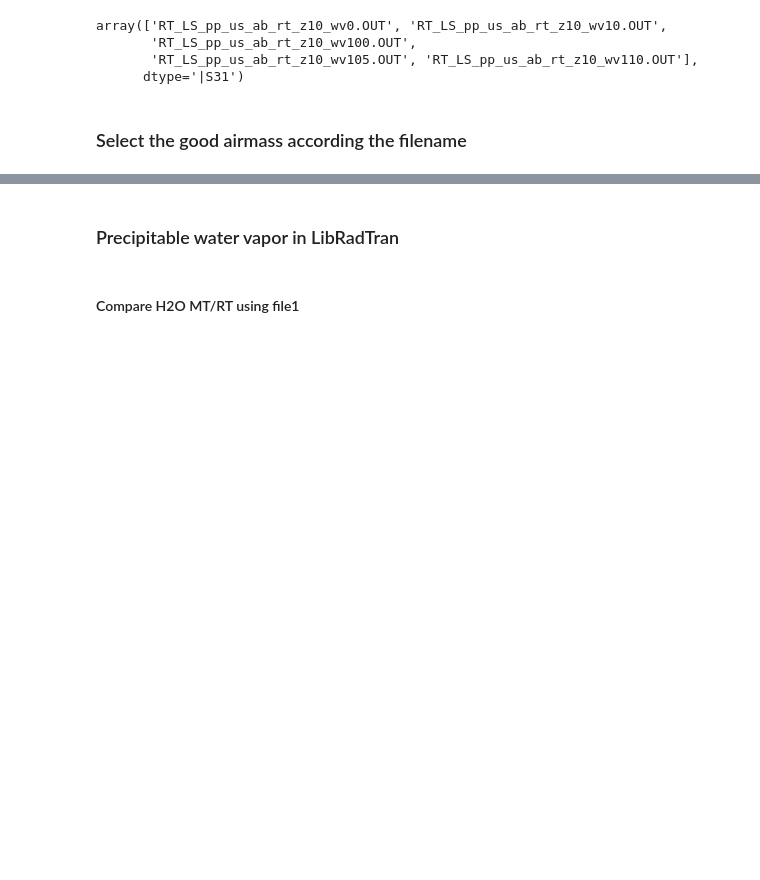
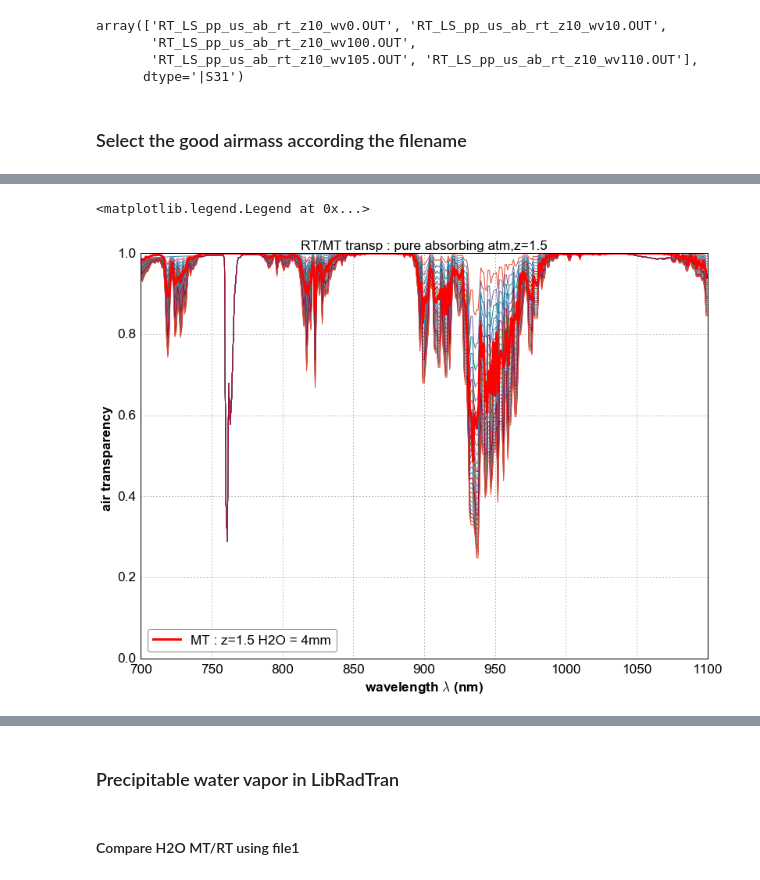
Before and after one commit to sylvielsstfr/PC5AtmStudies, a Jupyter notebook: MTRTFirstComp/ThirdMTRTComparison.ipynb, the cells around one changed output, grey strips where cells are left out. Cells and saved outputs as stored; diff of their text form; code cells hidden in the pictures; blank space fills up the shorter version.

```diff
--- a/MTRTFirstComp/ThirdMTRTComparison.ipynb
+++ b/MTRTFirstComp/ThirdMTRTComparison.ipynb
@@ -244,7 +287,7 @@ WLMAX2=x_mt_2.max()
 WLMIN3=x_mt_3.min()
 WLMAX3=x_mt_3.max()
 WLMIN=max([WLMIN1,WLMIN2,WLMIN3])
-WLMAX=min([WLMAX,WLMAX,WLMAX])
+WLMAX=min([WLMAX1,WLMAX2,WLMAX3])
 # %% [markdown]
 ### Interpolation of pure scattering
 # %%
@@ -371,3 +427,21 @@ for idx,file in np.ndenumerate(input_filelist2):
     rt_wl[:,idx[0]]=data[:,0]
     rt_trans[:,idx[0]]=data[:,1]
     rt_pwv[idx[0]]=float(str_pwv)/10.
+# %%
+WLMIN=700 # avoid ozone region because there is no ozone in Modtran
+WLMAX=1100
+# %%
+x_mt=df6["wl"]
+y_mt=df6["z15_pwv"]
+# %%
+for index in np.arange(NB_RTFILES):
+    plt.plot(rt_wl[:,index],rt_trans[:,index],'-',lw=1 )
+plt.xlim(WLMIN,WLMAX)
+plt.plot(x_mt,y_mt,'r-',lw=3,label='MT : z=1.5 H2O = 4mm')
+plt.title("RT/MT transp : pure absorbing atm,z=1.5")
+plt.xlabel("wavelength $\lambda$ (nm)")
+plt.ylabel("air transparency ")
+plt.legend(loc='best')
+# %% [output]
+<matplotlib.legend.Legend at 0x...>
+[figure, added]
```
Also changed, not shown: parts of 89 cells of this notebook.
